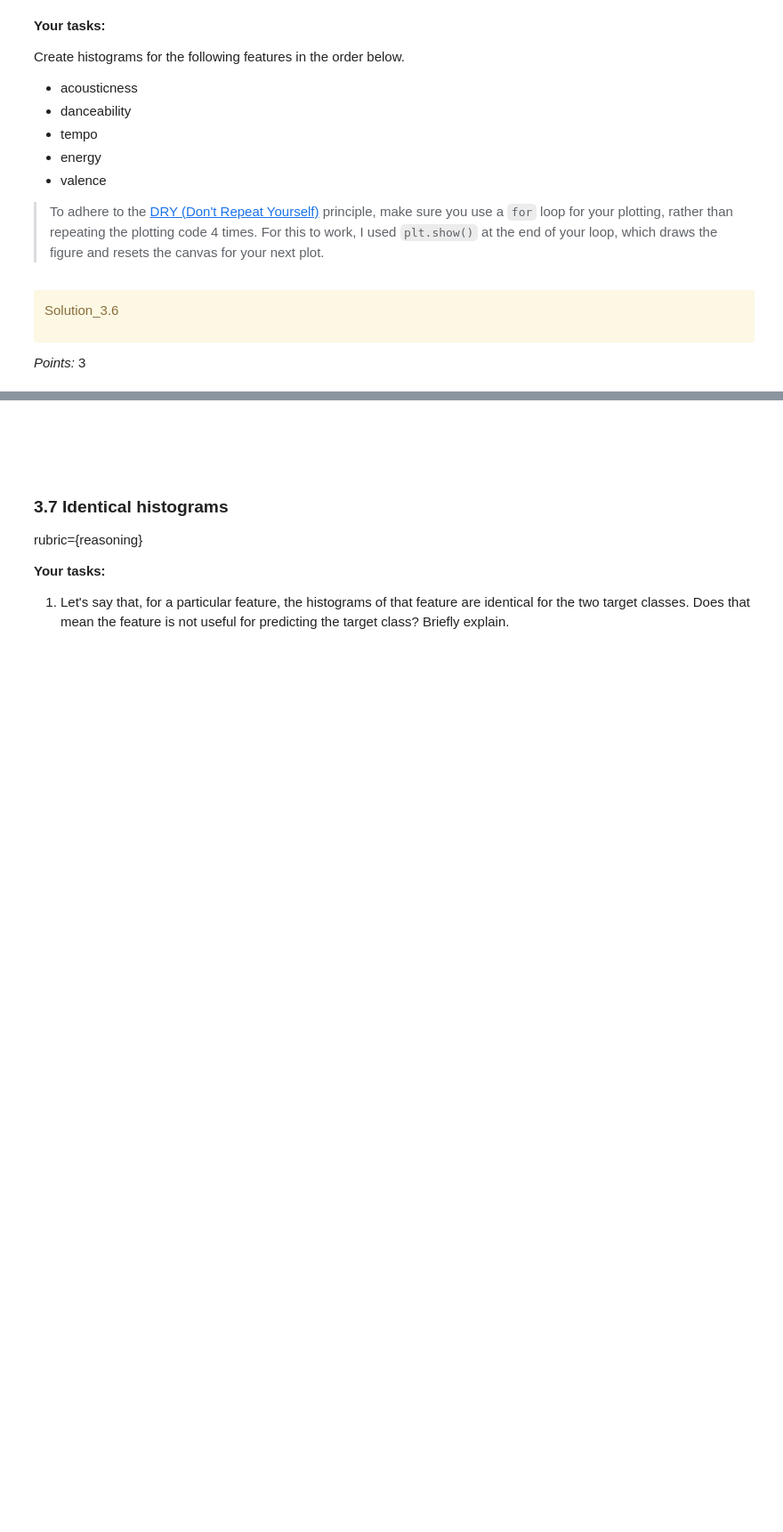
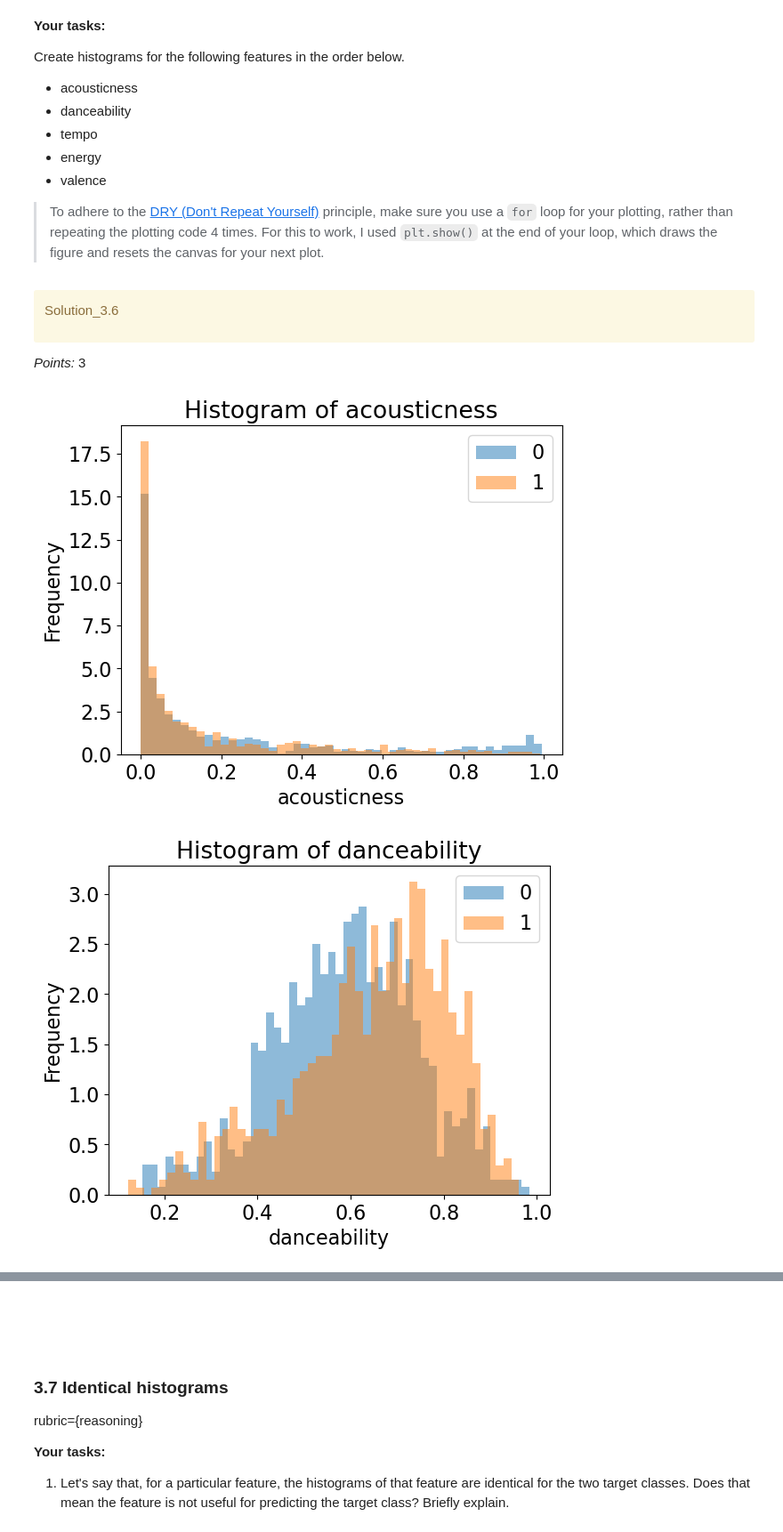
Before and after one commit to akherani16/hw2, a Jupyter notebook: hw2.ipynb, the cells around one changed output, grey strips where cells are left out. Shown: that part at 89% size. Drawn from its saved outputs; the diff is of its cells as text; code cells hidden in the pictures; blank space fills up the shorter version.

```diff
--- a/hw2.ipynb
+++ b/hw2.ipynb
@@ -506,2 +502,4 @@ spotify_df = None
+# %%
+spotify_df =pd.read_csv("data/spotify.csv", index_col=0)
 # %%
 grader.check("q3.1")
@@ -530,2 +525,8 @@ test_df = None
+# %%
+from sklearn.model_selection import train_test_split
+
+train_df, test_df = train_test_split(
+    spotify_df, test_size=0.2, random_state=123
+)
 # %%
 grader.check("q3.2")
@@ -643,0 +652,16 @@ _Points:_ 3
+# %%
+import matplotlib.pyplot as plt
+
+features = ["acousticness", "danceability", "tempo", "energy", "valence"]
+
+for feature in features:
+    train_df.groupby("target")[feature].plot.hist(
+        bins=50, alpha=0.5, legend=True, density=True
+    )
+    plt.xlabel(feature)
+    plt.title(f"Histogram of {feature}")
+
+    plt.show()
+# %% [output]
+[figure, added]
+[figure, added]
```
Also changed, not shown: parts of 54 cells of this notebook.
